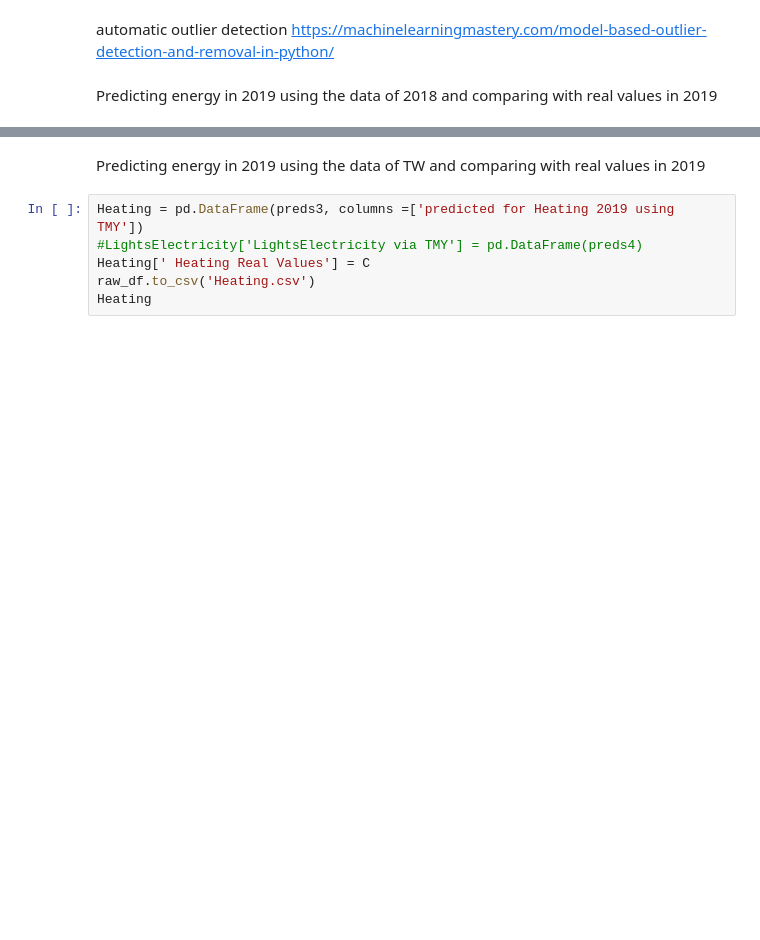
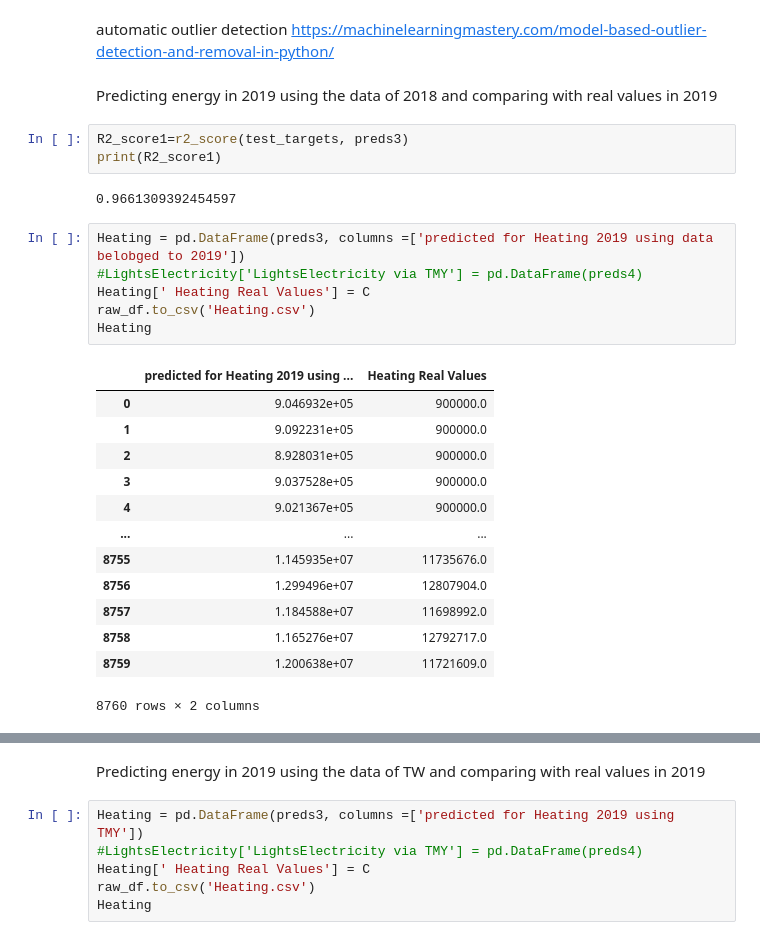
Before and after one commit to sajad95/Heat, a Jupyter notebook: FastCodeImpactofweatherXGB.ipynb, the cells around one changed output, grey strips where cells are left out. Saved outputs shown, nothing was run; the diff lists cells and outputs as text; blank space fills up the shorter version.

```diff
--- a/FastCodeImpactofweatherXGB.ipynb
+++ b/FastCodeImpactofweatherXGB.ipynb
@@ -296,3 +296,28 @@ automatic outlier detection
 https://machinelearningmastery.com/model-based-outlier-detection-and-removal-in-python/
 # %% [markdown]
 Predicting energy in 2019 using the data of 2018 and comparing with real values in 2019
+# %%
+R2_score1=r2_score(test_targets, preds3)
+print(R2_score1)
+# %% [output]
+0.9661309392454597
+# %%
+Heating = pd.DataFrame(preds3, columns =['predicted for Heating 2019 using data belobged to 2019'])
+#LightsElectricity['LightsElectricity via TMY'] = pd.DataFrame(preds4)
+Heating[' Heating Real Values'] = C
+raw_df.to_csv('Heating.csv')
+Heating
+# %% [output]
+|  | predicted for Heating 2019 using ... | Heating Real Values |
+| 0 | 9.046932e+05 | 900000.0 |
+| 1 | 9.092231e+05 | 900000.0 |
+| 2 | 8.928031e+05 | 900000.0 |
+| 3 | 9.037528e+05 | 900000.0 |
+| 4 | 9.021367e+05 | 900000.0 |
+| ... | ... | ... |
+| 8755 | 1.145935e+07 | 11735676.0 |
+| 8756 | 1.299496e+07 | 12807904.0 |
+| 8757 | 1.184588e+07 | 11698992.0 |
+| 8758 | 1.165276e+07 | 12792717.0 |
+| 8759 | 1.200638e+07 | 11721609.0 |
+8760 rows × 2 columns
```
Also changed, not shown: parts of 19 cells of this notebook.
